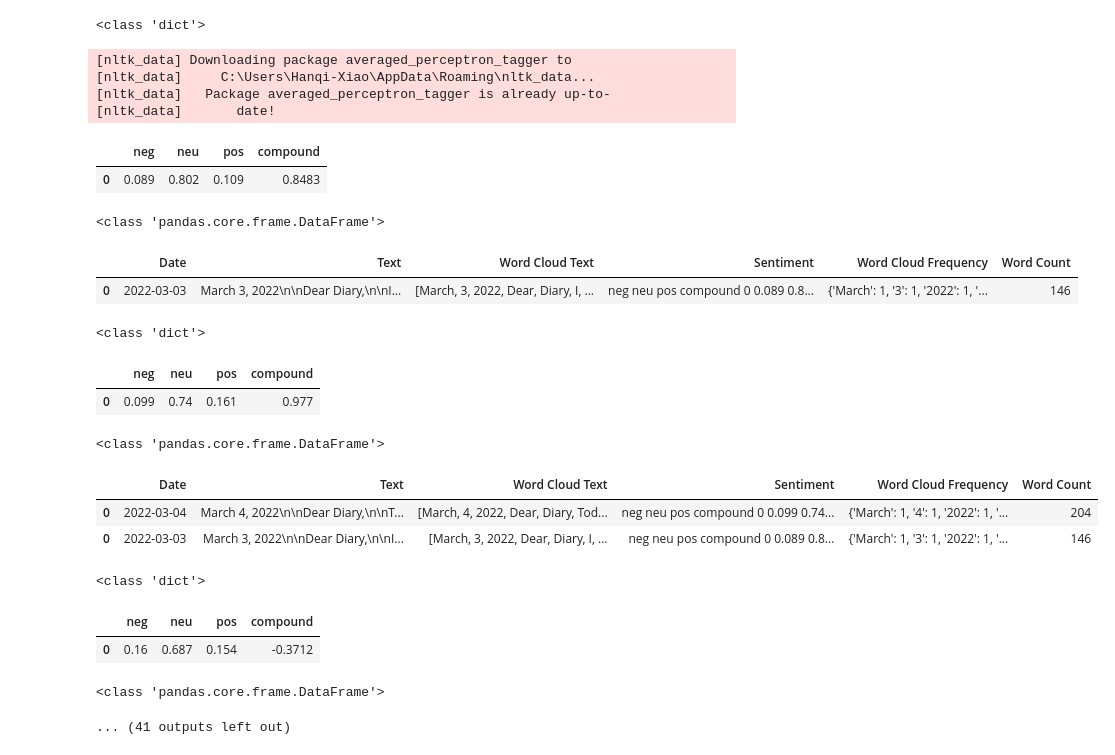
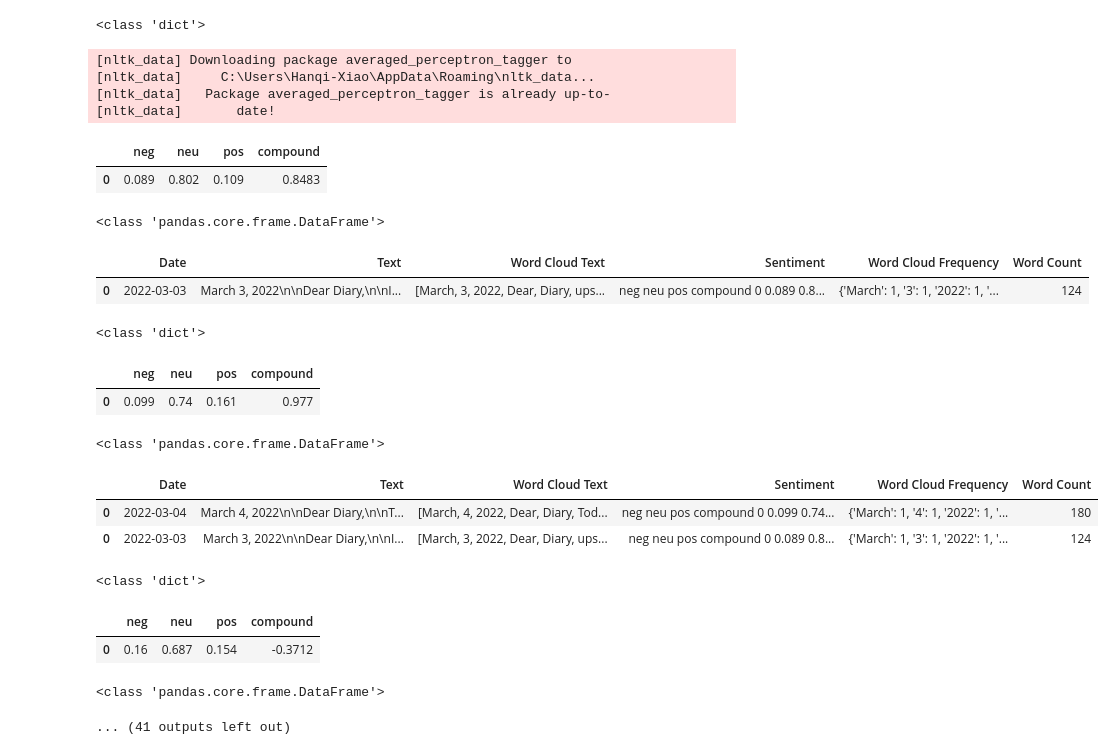
Before and after one commit to m-nsk/Melancholy, a Jupyter notebook: test.ipynb, the cells around one changed output. Cells and saved outputs as stored; diff of their text form; code cells hidden in the pictures.

```diff
--- a/test.ipynb
+++ b/test.ipynb
@@ -53,7 +53,7 @@ def word_cloud_clean(entry: str) -> str:
     """Clean every paragraph, stems all the words, puts into one list."""
     stemmer = PorterStemmer()
     eng_stops: list[str] = stopwords.words("english")
-    entry = [i for i in word_tokenize(entry) if i not in eng_stops]
+    entry = [i for i in word_tokenize(entry) if i not in eng_stops+["I", "n't", "since", "friends", "'s"]]
     entry = list(filter(lambda word: word not in string.punctuation+"’“”", entry))
     entry = [word for word, pos in filter_insignificant(pos_tag(entry))]
     # print(entry)
@@ -171,36 +171,36 @@ class MelanJournal():
 
 
 
 
 def main() -> None:
     journal = MelanJournal()
     # journal.turn_into_data_frame(fetch("sample_3.txt"))
     # journal.turn_into_data_frame(fetch("sample_2.txt"))
     for i in range(1, 11):
         journal.turn_into_data_frame(fetch(f"sample_{i}.txt"))
     journal.wordcloud()
     journal.sentiment_by_time()
     pass
 
 main()
 # %% [output]
 <class 'dict'>
 [nltk_data] Downloading package averaged_perceptron_tagger to
 [nltk_data]     C:\Users\Hanqi-Xiao\AppData\Roaming\nltk_data...
 [nltk_data]   Package averaged_perceptron_tagger is already up-to-
 [nltk_data]       date!
 |  | neg | neu | pos | compound |
 | 0 | 0.089 | 0.802 | 0.109 | 0.8483 |
 <class 'pandas.core.frame.DataFrame'>
 |  | Date | Text | Word Cloud Text | Sentiment | Word Cloud Frequency | Word Count |
-| 0 | 2022-03-03 | March 3, 2022\n\nDear Diary,\n\nI... | [March, 3, 2022, Dear, Diary, I, ... | neg neu pos compound 0 0.089 0.8... | {'March': 1, '3': 1, '2022': 1, '... | 146 |
+| 0 | 2022-03-03 | March 3, 2022\n\nDear Diary,\n\nI... | [March, 3, 2022, Dear, Diary, ups... | neg neu pos compound 0 0.089 0.8... | {'March': 1, '3': 1, '2022': 1, '... | 124 |
 <class 'dict'>
 |  | neg | neu | pos | compound |
 | 0 | 0.099 | 0.74 | 0.161 | 0.977 |
 <class 'pandas.core.frame.DataFrame'>
 |  | Date | Text | Word Cloud Text | Sentiment | Word Cloud Frequency | Word Count |
-| 0 | 2022-03-04 | March 4, 2022\n\nDear Diary,\n\nT... | [March, 4, 2022, Dear, Diary, Tod... | neg neu pos compound 0 0.099 0.74... | {'March': 1, '4': 1, '2022': 1, '... | 204 |
-| 0 | 2022-03-03 | March 3, 2022\n\nDear Diary,\n\nI... | [March, 3, 2022, Dear, Diary, I, ... | neg neu pos compound 0 0.089 0.8... | {'March': 1, '3': 1, '2022': 1, '... | 146 |
+| 0 | 2022-03-04 | March 4, 2022\n\nDear Diary,\n\nT... | [March, 4, 2022, Dear, Diary, Tod... | neg neu pos compound 0 0.099 0.74... | {'March': 1, '4': 1, '2022': 1, '... | 180 |
+| 0 | 2022-03-03 | March 3, 2022\n\nDear Diary,\n\nI... | [March, 3, 2022, Dear, Diary, ups... | neg neu pos compound 0 0.089 0.8... | {'March': 1, '3': 1, '2022': 1, '... | 124 |
 <class 'dict'>
 |  | neg | neu | pos | compound |
 | 0 | 0.16 | 0.687 | 0.154 | -0.3712 |
```
Also changed, not shown: 22 other files.
